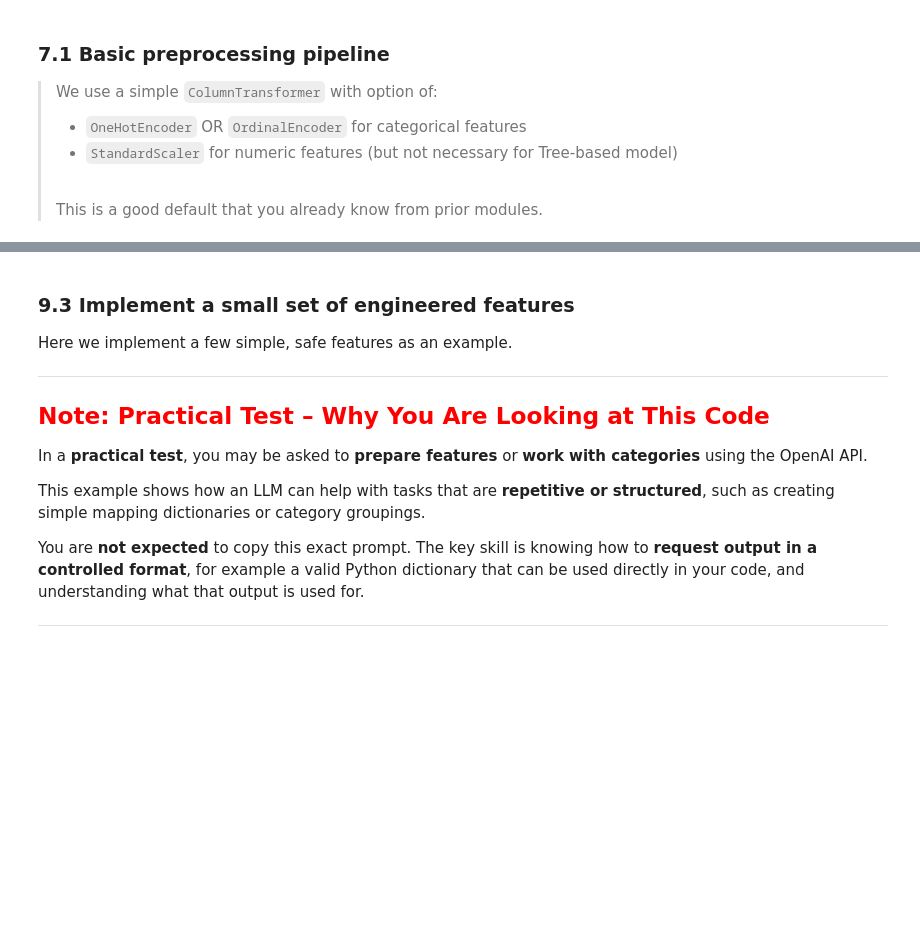
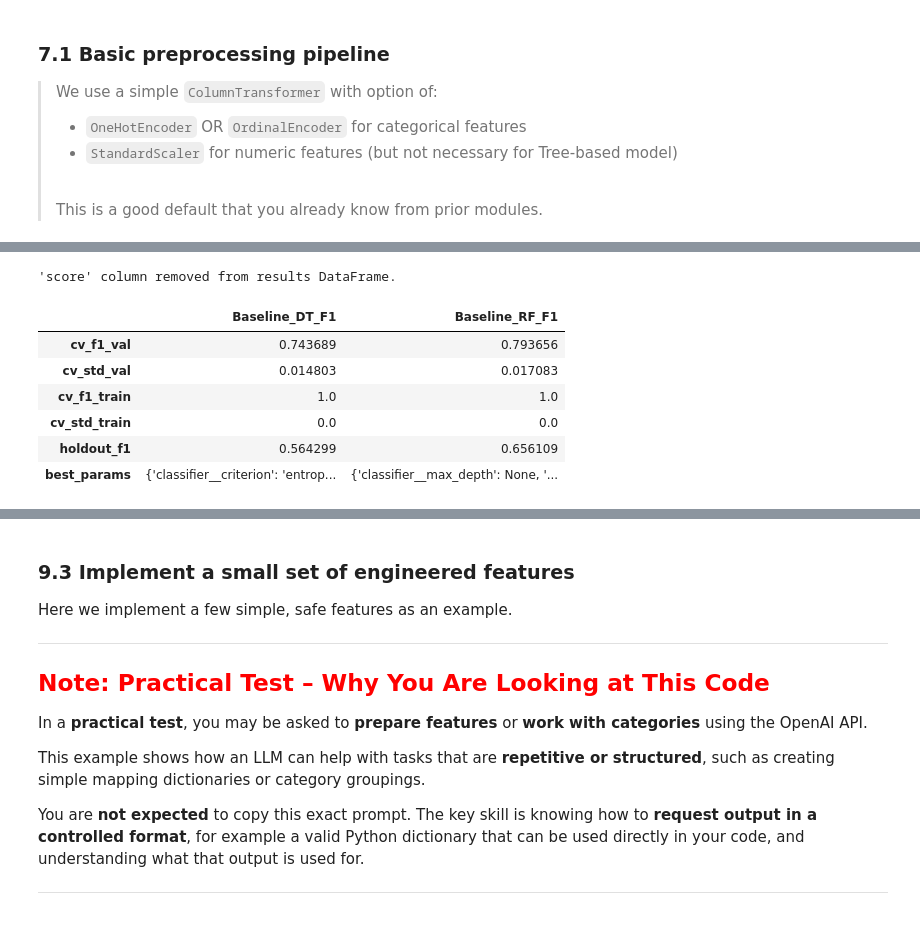
Before and after one commit to alpie13-blip/ADALL_github, a Jupyter notebook: ADALL/4641601C_ADALL_Project.ipynb, the cells around one changed output, grey strips where cells are left out. Saved outputs shown, nothing was run; the diff lists cells and outputs as text; code cells hidden in the pictures; blank space fills up the shorter version.

```diff
--- a/ADALL/4641601C_ADALL_Project.ipynb
+++ b/ADALL/4641601C_ADALL_Project.ipynb
@@ -977,0 +685,11 @@ from sklearn.tree import DecisionTreeRegressor
+# %%
+results = pd.DataFrame(index=[
+    'cv_f1_val',
+    'cv_std_val',
+    'cv_f1_train',
+    'cv_std_train',
+    'holdout_f1',
+    'best_params'
+], columns=['score'])
+
+print(results)
@@ -977,0 +836,16 @@ from sklearn.tree import DecisionTreeRegressor
+# %%
+if 'score' in results.columns:
+    results = results.drop('score', axis=1)
+    print("'score' column removed from results DataFrame.")
+else:
+    print("'score' column not found in results DataFrame.")
+display(results)
+# %% [output]
+'score' column removed from results DataFrame.
+|  | Baseline_DT_F1 | Baseline_RF_F1 |
+| cv_f1_val | 0.743689 | 0.793656 |
+| cv_std_val | 0.014803 | 0.017083 |
+| cv_f1_train | 1.0 | 1.0 |
+| cv_std_train | 0.0 | 0.0 |
+| holdout_f1 | 0.564299 | 0.656109 |
+| best_params | {'classifier__criterion': 'entrop... | {'classifier__max_depth': None, '... |
```
Also changed, not shown: parts of 33 cells of this notebook.
